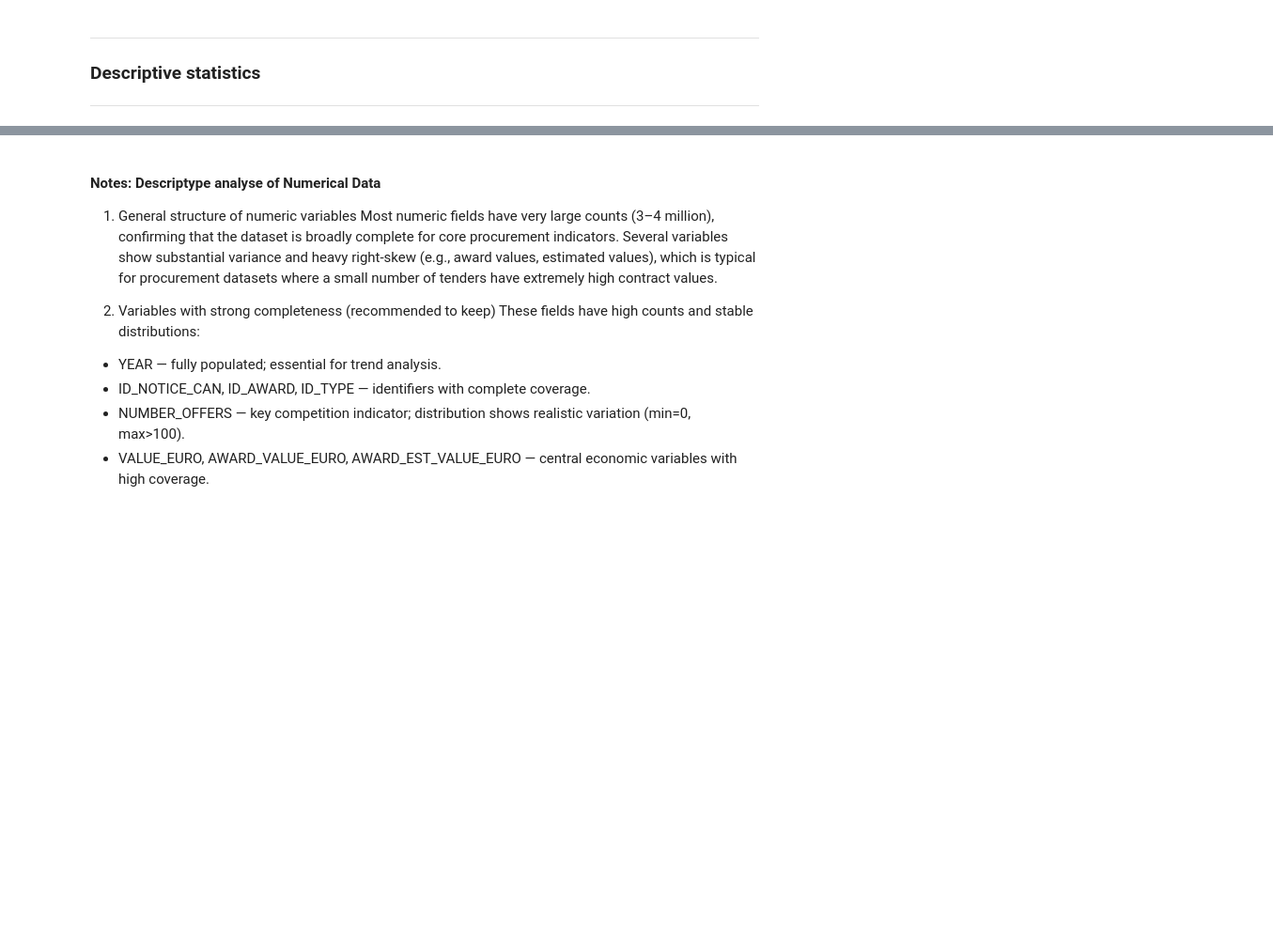
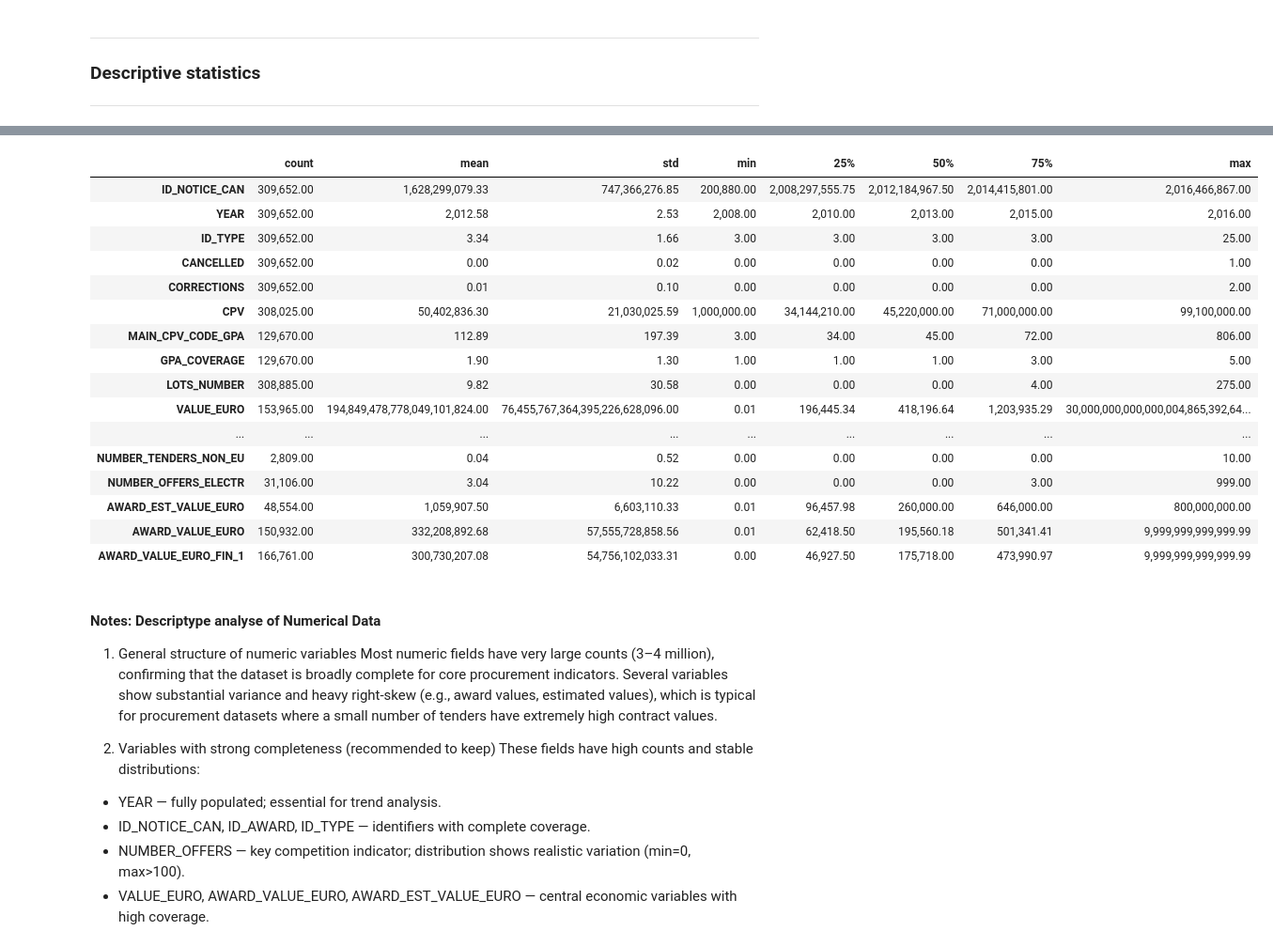
Before and after one commit to datascience-faina/public-procurement-support, a Jupyter notebook: notebooks/01_data_overview.ipynb, the cells around one changed output, grey strips where cells are left out. Shown at 94% size. Cells and saved outputs as stored; diff of their text form; code cells hidden in the pictures; blank space fills up the shorter version.

Commit message:
Add Germany specific to EDA

```diff
--- a/notebooks/01_data_overview.ipynb
+++ b/notebooks/01_data_overview.ipynb
@@ -255,3 +290,27 @@ df.describe().T
+# %%
+# ---------------------------------------------------------
+# Germany
+# ----------------------------------------------------------
+
+df_de.describe().T
+# %% [output]
+|  | count | mean | std | min | 25% | 50% | 75% | max |
+| ID_NOTICE_CAN | 309,652.00 | 1,628,299,079.33 | 747,366,276.85 | 200,880.00 | 2,008,297,555.75 | 2,012,184,967.50 | 2,014,415,801.00 | 2,016,466,867.00 |
+| YEAR | 309,652.00 | 2,012.58 | 2.53 | 2,008.00 | 2,010.00 | 2,013.00 | 2,015.00 | 2,016.00 |
+| ID_TYPE | 309,652.00 | 3.34 | 1.66 | 3.00 | 3.00 | 3.00 | 3.00 | 25.00 |
+| CANCELLED | 309,652.00 | 0.00 | 0.02 | 0.00 | 0.00 | 0.00 | 0.00 | 1.00 |
+| CORRECTIONS | 309,652.00 | 0.01 | 0.10 | 0.00 | 0.00 | 0.00 | 0.00 | 2.00 |
+| CPV | 308,025.00 | 50,402,836.30 | 21,030,025.59 | 1,000,000.00 | 34,144,210.00 | 45,220,000.00 | 71,000,000.00 | 99,100,000.00 |
+| MAIN_CPV_CODE_GPA | 129,670.00 | 112.89 | 197.39 | 3.00 | 34.00 | 45.00 | 72.00 | 806.00 |
+| GPA_COVERAGE | 129,670.00 | 1.90 | 1.30 | 1.00 | 1.00 | 1.00 | 3.00 | 5.00 |
+| LOTS_NUMBER | 308,885.00 | 9.82 | 30.58 | 0.00 | 0.00 | 0.00 | 4.00 | 275.00 |
+| VALUE_EURO | 153,965.00 | 194,849,478,778,049,101,824.00 | 76,455,767,364,395,226,628,096.00 | 0.01 | 196,445.34 | 418,196.64 | 1,203,935.29 | 30,000,000,000,000,004,865,392,64... |
+| ... | ... | ... | ... | ... | ... | ... | ... | ... |
+| NUMBER_TENDERS_NON_EU | 2,809.00 | 0.04 | 0.52 | 0.00 | 0.00 | 0.00 | 0.00 | 10.00 |
+| NUMBER_OFFERS_ELECTR | 31,106.00 | 3.04 | 10.22 | 0.00 | 0.00 | 0.00 | 3.00 | 999.00 |
+| AWARD_EST_VALUE_EURO | 48,554.00 | 1,059,907.50 | 6,603,110.33 | 0.01 | 96,457.98 | 260,000.00 | 646,000.00 | 800,000,000.00 |
+| AWARD_VALUE_EURO | 150,932.00 | 332,208,892.68 | 57,555,728,858.56 | 0.01 | 62,418.50 | 195,560.18 | 501,341.41 | 9,999,999,999,999.99 |
+| AWARD_VALUE_EURO_FIN_1 | 166,761.00 | 300,730,207.08 | 54,756,102,033.31 | 0.00 | 46,927.50 | 175,718.00 | 473,990.97 | 9,999,999,999,999.99 |
 # %% [markdown]
 #### Notes: Descriptype analyse of Numerical Data
 1. General structure of numeric variables
```
Also changed, not shown: parts of 15 cells of this notebook, 29 other files.
